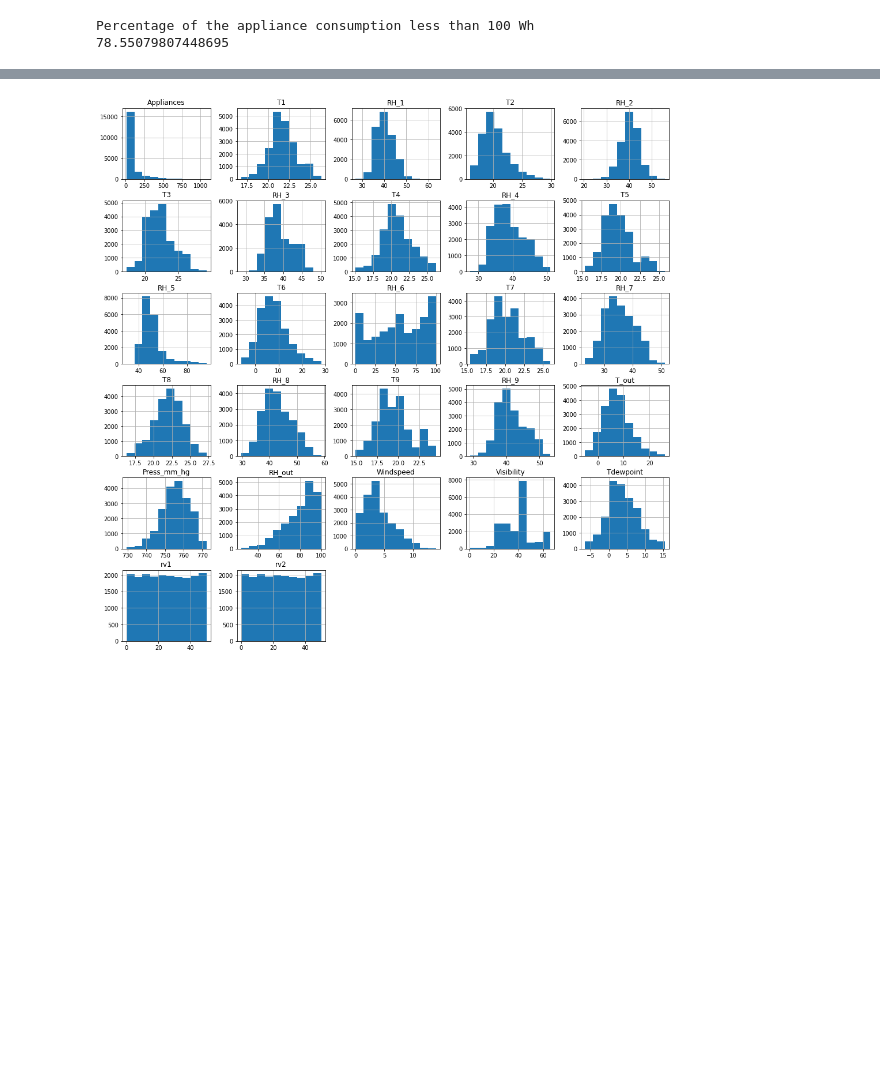
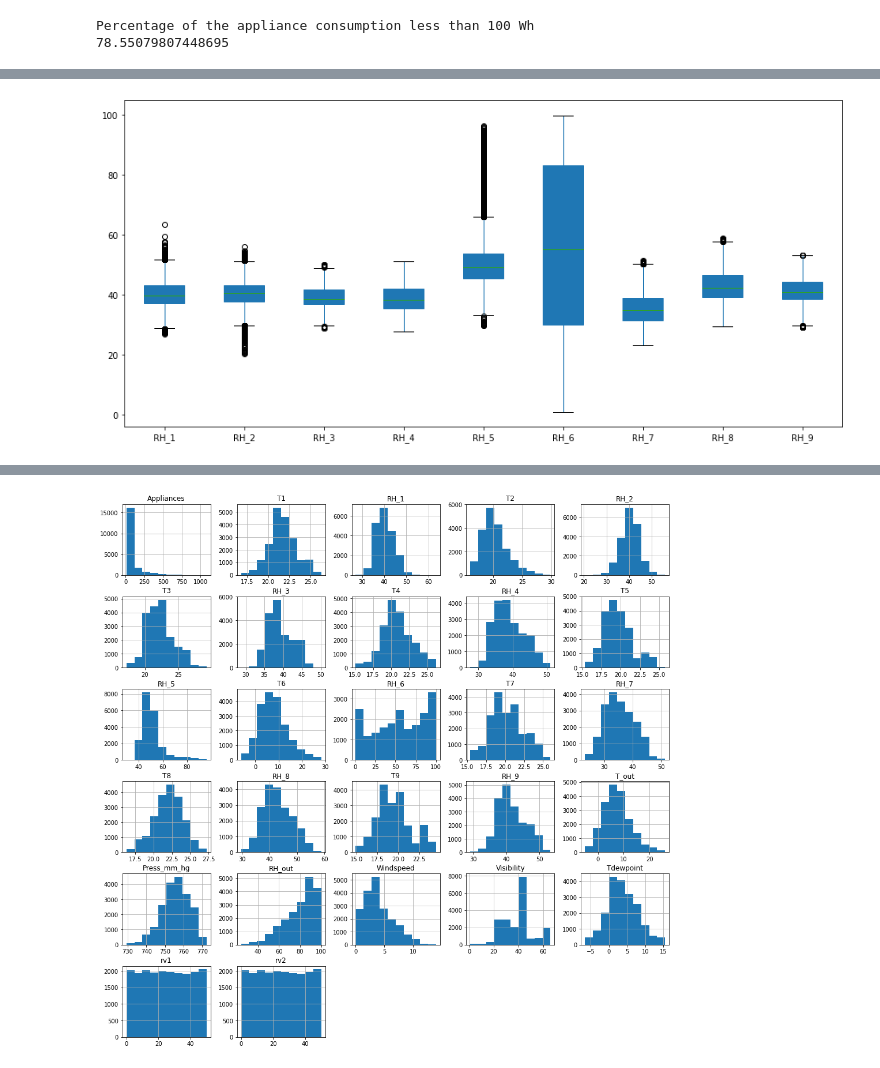
Before and after one commit to meetdelvadiya/Appliance-Energy-Prediction, a Jupyter notebook: Appliance_Energy_Prediction_Project_Meet_Delvadiya.ipynb, the cells around one changed output, grey strips where cells are left out. Cells and saved outputs as stored; diff of their text form; code cells hidden in the pictures; blank space fills up the shorter version.

```diff
--- a/Appliance_Energy_Prediction_Project_Meet_Delvadiya.ipynb
+++ b/Appliance_Energy_Prediction_Project_Meet_Delvadiya.ipynb
@@ -201,0 +229,6 @@ dataset.plot.box(figsize=(25, 15))
+# %%
+df = pd.DataFrame(data = dataset, columns = ["RH_1","RH_2","RH_3","RH_4","RH_5","RH_6","RH_7","RH_8","RH_9"])
+df.plot(kind='box',patch_artist=True,figsize=(15,7))
+plt.show()
+# %% [output]
+[figure, added]
```
Also changed, not shown: parts of 25 cells of this notebook.
